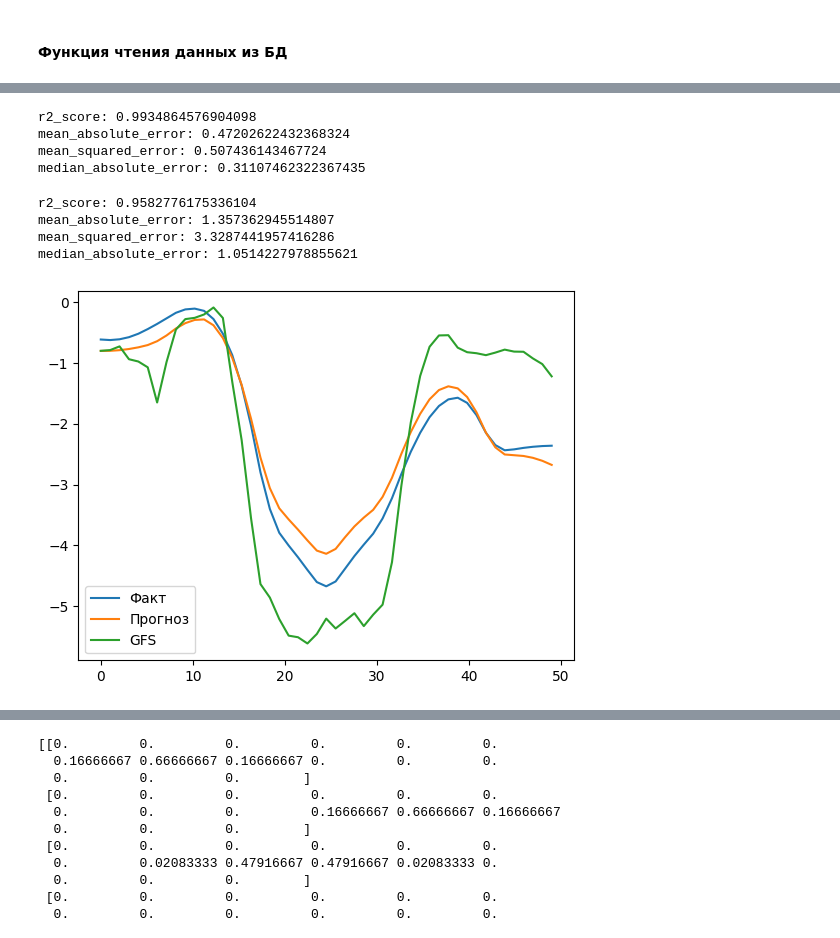
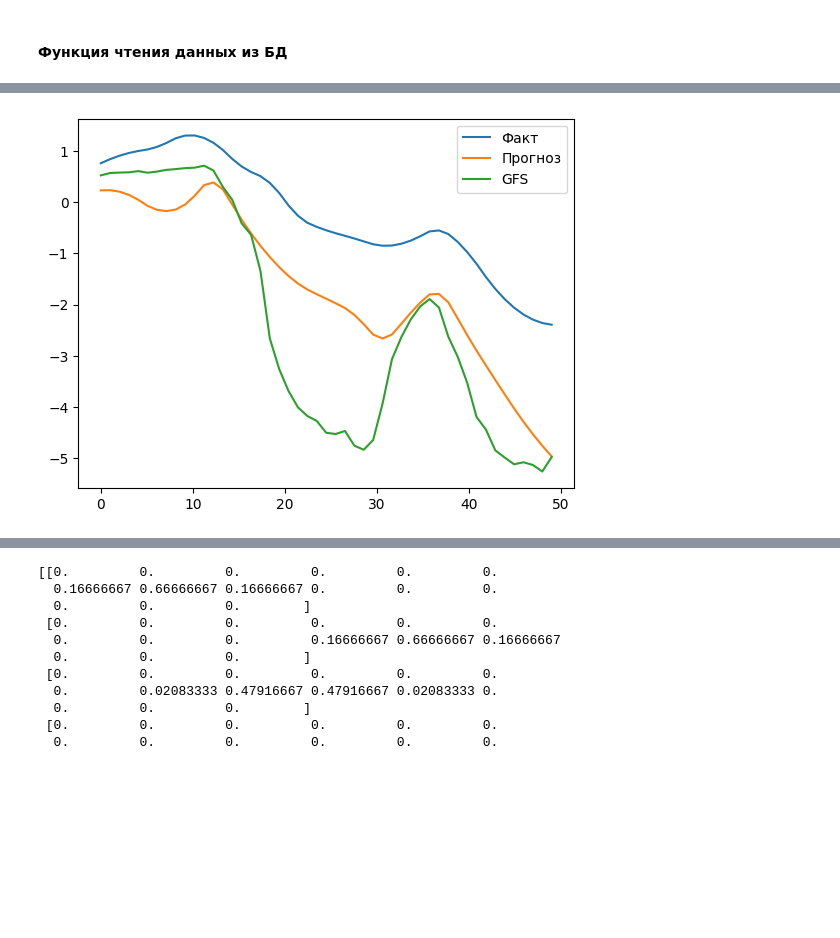
Before and after one commit to ruslanatsabryk/forecaster, a Jupyter notebook: dbconnection.ipynb, the cells around one changed output, grey strips where cells are left out. Cells and saved outputs as stored; diff of their text form; code cells hidden in the pictures; blank space fills up the shorter version.

```diff
--- a/dbconnection.ipynb
+++ b/dbconnection.ipynb
@@ -369,32 +614,18 @@ def quality(y_true, predicted):
     sep='\n')
 
     return q
-# %%
-_ = quality(y_test, predicted)
-# %% [output]
-r2_score: 0.9934864576904098
-mean_absolute_error: 0.47202622432368324
-mean_squared_error: 0.507436143467724
-median_absolute_error: 0.31107462322367435
-# %%
-_ = quality(X_train, y_train)
-# %% [output]
-r2_score: 0.9582776175336104
-mean_absolute_error: 1.357362945514807
-mean_squared_error: 3.3287441957416286
-median_absolute_error: 1.0514227978855621
 # %%
 y_points = np.linspace(0, y.shape[1], y.shape[1])
 # y_points_int = np.linspace(0, y.shape[1], y_int.shape[1])
 x_points = np.linspace(0, y.shape[1], X.shape[1])
 
-plt.plot(y_points, y_test[-12], label='Факт')
-plt.plot(y_points, predicted[-12], label='Прогноз')
-plt.plot(x_points, X_test[-12], label='GFS')
+plt.plot(y_points, y_test[-25], label='Факт')
+plt.plot(y_points, predicted[-25], label='Прогноз')
+plt.plot(x_points, X_test[-25], label='GFS')
 plt.legend()
 plt.show()
 # %% [output]
-[figure, old version]
+[figure, new version]
 # %%
 # test_data = np.vstack((y_test[20], predicted[20])).T
 test_data = np.vstack((y_test[-25], predicted[-25], X_test[-25])).T
```
Also changed, not shown: parts of 36 cells of this notebook, 3 other files.
